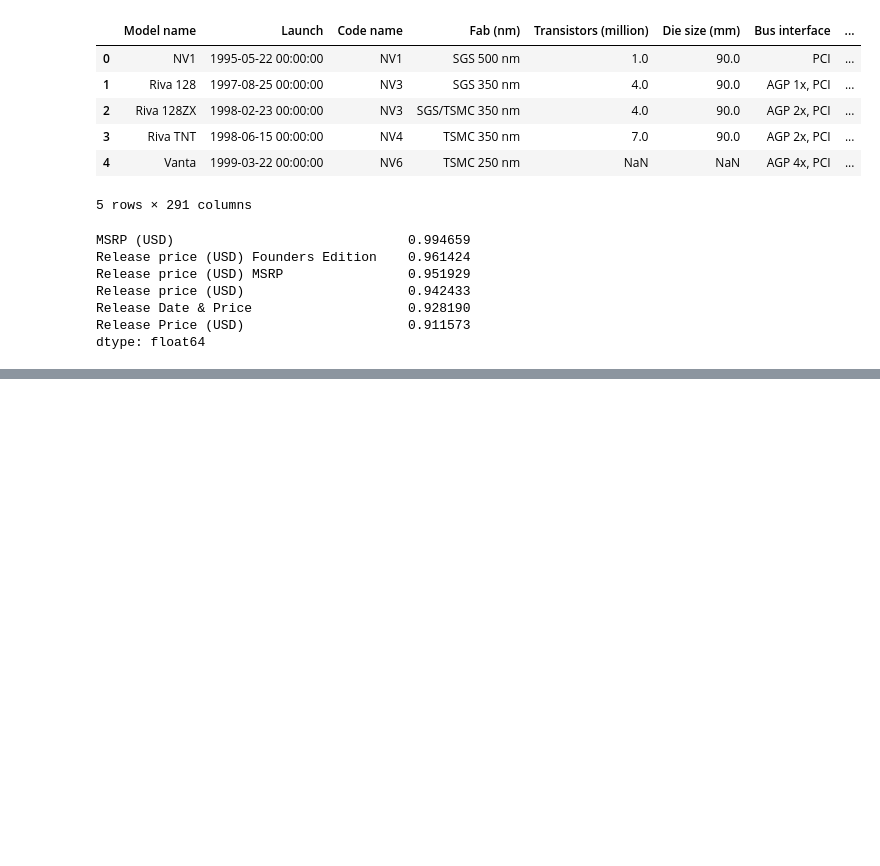
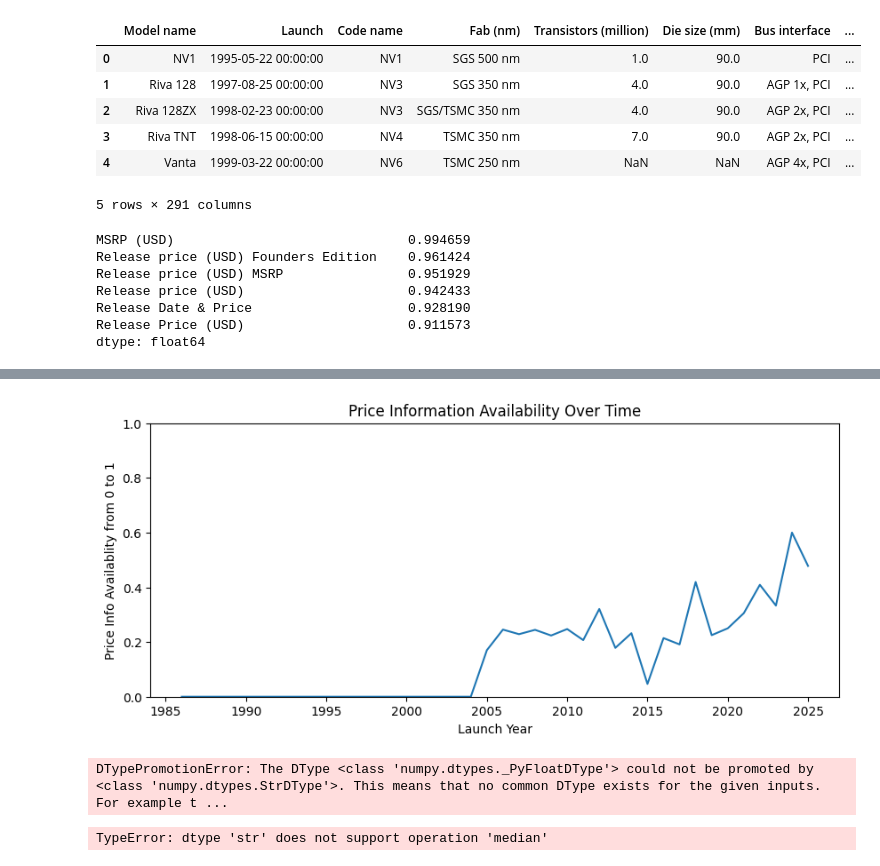
Before and after one commit to paingkalay7324/gpuAnalysis, a Jupyter notebook: eda_dataset_2.ipynb, the cells around one changed output, grey strips where cells are left out. Drawn from its saved outputs; the diff is of its cells as text; code cells hidden in the pictures; blank space fills up the shorter version.

```diff
--- a/eda_dataset_2.ipynb
+++ b/eda_dataset_2.ipynb
@@ -68,0 +120,64 @@ df[price_cols].describe()
+# %%
+price_cols = [
+    "MSRP (USD)",
+    "Release price (USD) Founders Edition",
+    "Release price (USD) MSRP",
+    "Release price (USD)",
+    "Release Price (USD)"
+]
+
+df["price_usd"] = df[price_cols].bfill(axis=1).iloc[:, 0]
+# %%
+price_available = (
+    df.groupby("launch_year")["price_usd"]
+    .apply(lambda x: x.notna().mean())
+)
+
+plt.figure(figsize=(10, 4))
+plt.plot(price_available.index, price_available.values)
+
+plt.xlabel("Launch Year")
+plt.ylabel("Price Info Availablity from 0 to 1")
+plt.title("Price Information Availability Over Time")
+
+plt.ylim(0, 1)
+plt.show()
+# %% [output]
+[figure, added]
+# %%
+modern_prices = df[df["price_usd"].notna()]
+
+plt.figure(figsize=(8, 4))
+plt.hist(modern_prices["price_usd"], bins=40)
+
+# Choose ~8 clean ticks
+min_p = modern_prices["price_usd"].min()
+max_p = modern_prices["price_usd"].max()
+ticks = np.linspace(min_p, max_p, 8)
+
+plt.xticks(ticks, [f"${int(t):,}" for t in ticks])
+
+plt.xlabel("Price (USD)")
+plt.ylabel("Count")
+plt.title("Distribution of GPU Launch Prices")
+
+plt.tight_layout()
+plt.show()
+# %% [output]
+DTypePromotionError: The DType <class 'numpy.dtypes._PyFloatDType'> could not be promoted by <class 'numpy.dtypes.StrDType'>. This means that no common DType exists for the given inputs. For example t ...
+# %%
+price_trend = (
+    df.groupby("launch_year")["price_usd"]
+    .median()
+)
+
+plt.figure(figsize=(10, 4))
+plt.plot(price_trend.index, price_trend.values)
+
+plt.xlabel("Launch Year")
+plt.ylabel("Median Launch Price (USD)")
+plt.title("Median GPU Launch Price Over Time")
+
+plt.show()
+# %% [output]
+TypeError: dtype 'str' does not support operation 'median'
```
Also changed, not shown: parts of 6 cells of this notebook.
